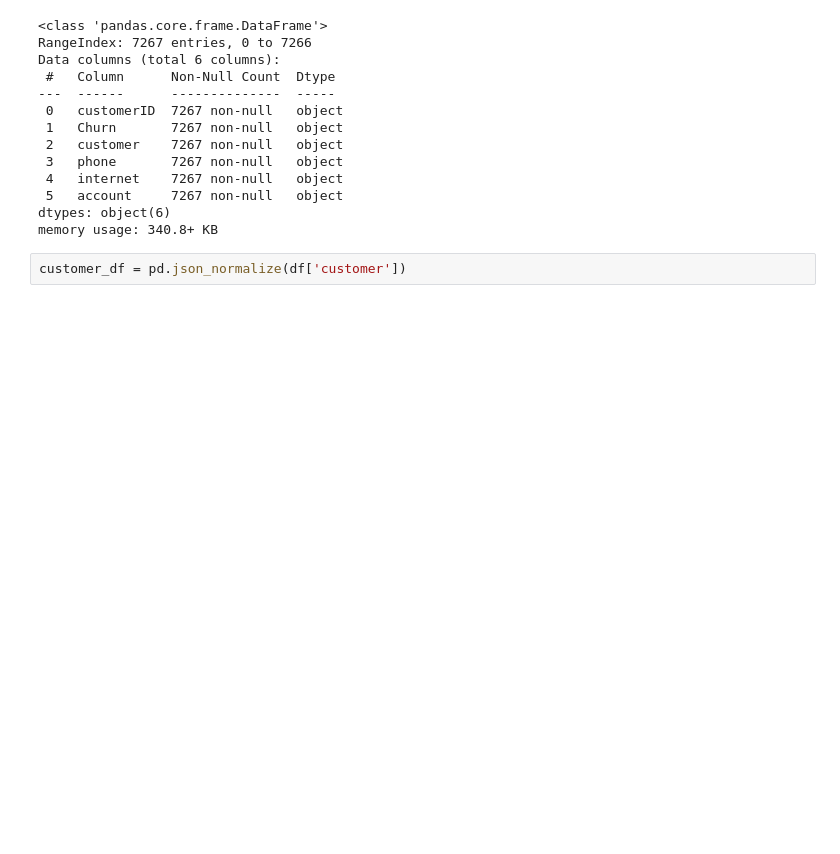
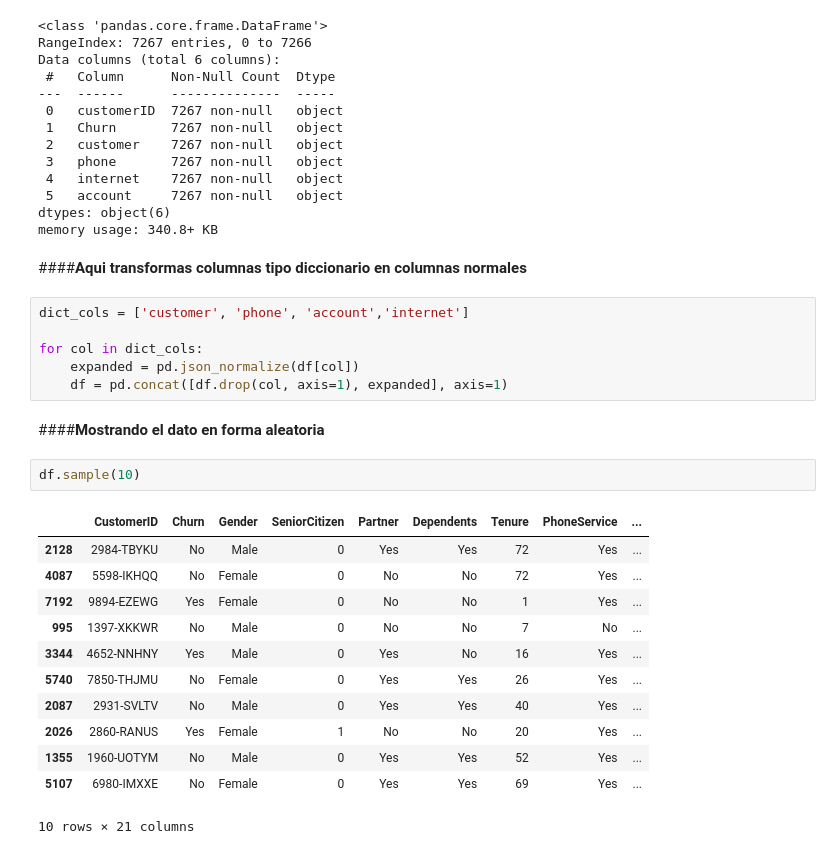
Before and after one commit to Yasna79/Challenge-Telecom-X_Alura_latam, a Jupyter notebook: Telecom_Latam0.ipynb, the cells around one changed output. Drawn from its saved outputs; the diff is of its cells as text; blank space fills up the shorter version.

```diff
--- a/Telecom_Latam0.ipynb
+++ b/Telecom_Latam0.ipynb
@@ -35,5 +38,28 @@ Data columns (total 6 columns):
  5   account     7267 non-null   object
 dtypes: object(6)
 memory usage: 340.8+ KB
-# %%
-customer_df = pd.json_normalize(df['customer'])
+# %% [markdown]
+####**Aqui transformas columnas tipo diccionario en columnas normales**
+# %%
+dict_cols = ['customer', 'phone', 'account','internet']
+
+for col in dict_cols:
+    expanded = pd.json_normalize(df[col])
+    df = pd.concat([df.drop(col, axis=1), expanded], axis=1)
+# %% [markdown]
+####**Mostrando el dato en forma aleatoria**
+# %%
+df.sample(10)
+# %% [output]
+|  | CustomerID | Churn | Gender | SeniorCitizen | Partner | Dependents | Tenure | PhoneService | ... |
+| 2128 | 2984-TBYKU | No | Male | 0 | Yes | Yes | 72 | Yes | ... |
+| 4087 | 5598-IKHQQ | No | Female | 0 | No | No | 72 | Yes | ... |
+| 7192 | 9894-EZEWG | Yes | Female | 0 | No | No | 1 | Yes | ... |
+| 995 | 1397-XKKWR | No | Male | 0 | No | No | 7 | No | ... |
+| 3344 | 4652-NNHNY | Yes | Male | 0 | Yes | No | 16 | Yes | ... |
+| 5740 | 7850-THJMU | No | Female | 0 | Yes | Yes | 26 | Yes | ... |
+| 2087 | 2931-SVLTV | No | Male | 0 | Yes | Yes | 40 | Yes | ... |
+| 2026 | 2860-RANUS | Yes | Female | 1 | No | No | 20 | Yes | ... |
+| 1355 | 1960-UOTYM | No | Male | 0 | Yes | Yes | 52 | Yes | ... |
+| 5107 | 6980-IMXXE | No | Female | 0 | Yes | Yes | 69 | Yes | ... |
+10 rows × 21 columns
```
Also changed, not shown: parts of 20 cells of this notebook.
